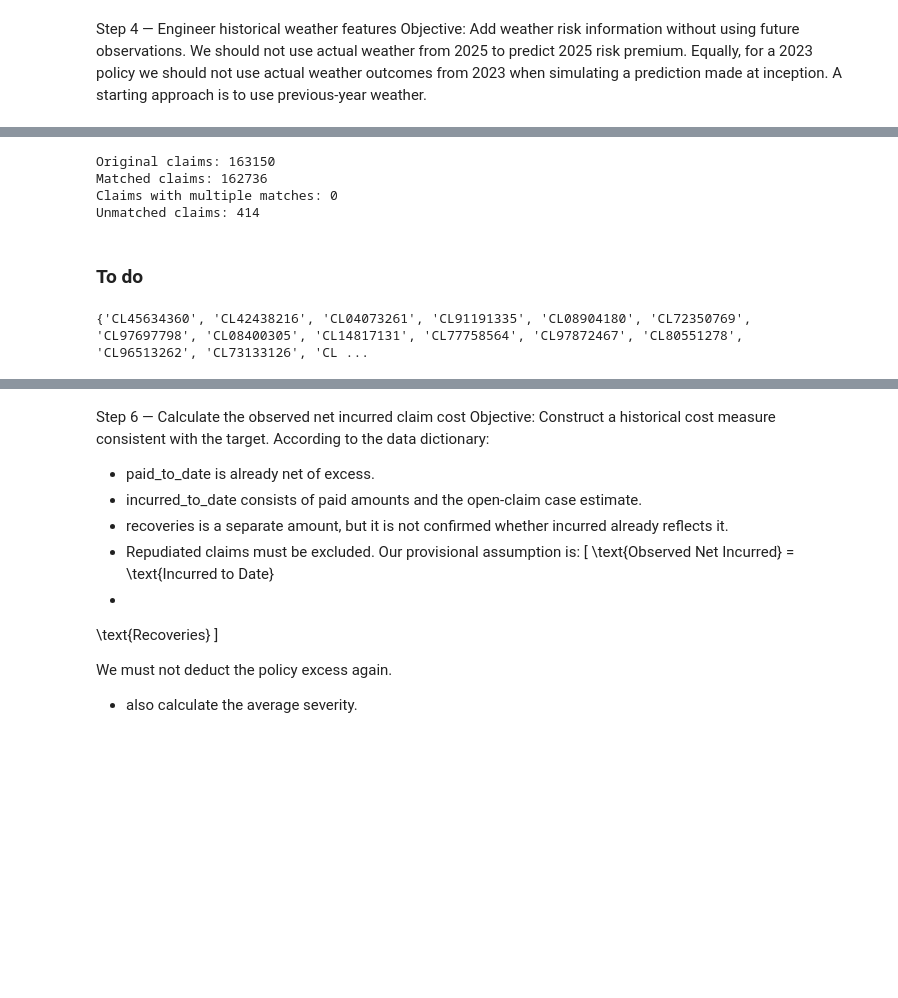
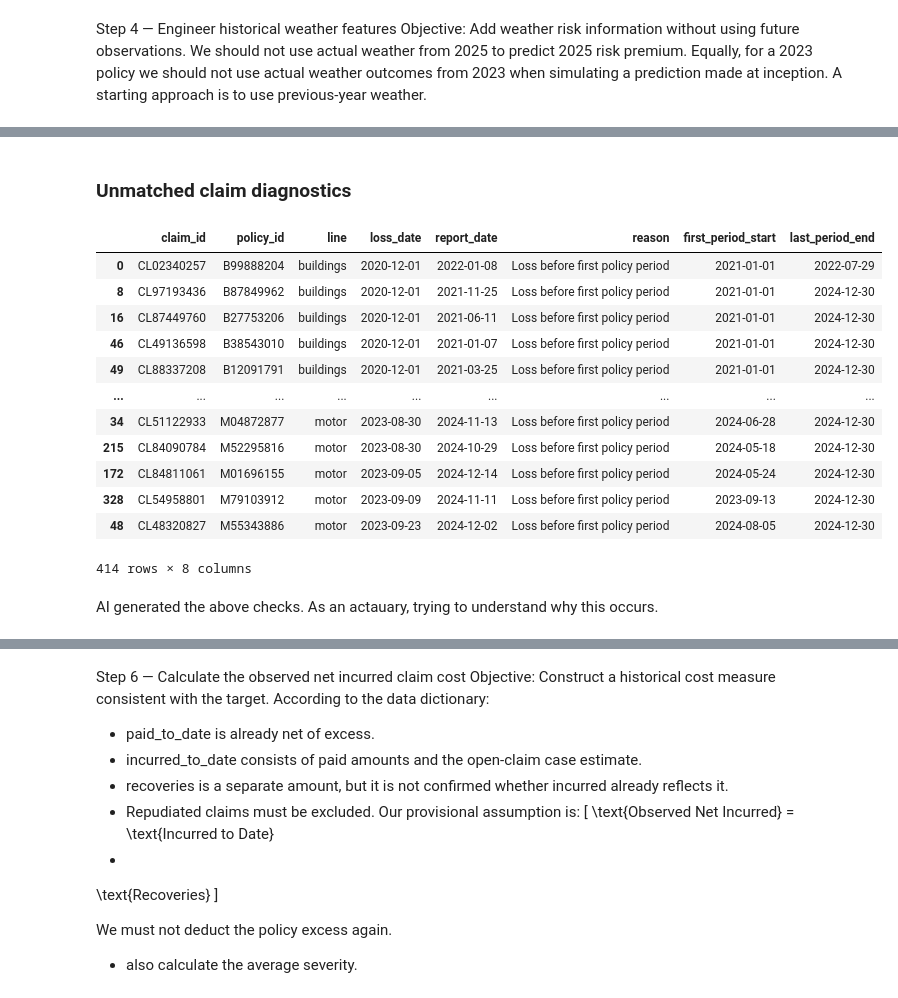
Before and after one commit to sarah-gui/Hackathon2026, a Jupyter notebook: analysis.ipynb, the cells around one changed output, grey strips where cells are left out. Cells and saved outputs as stored; diff of their text form; code cells hidden in the pictures; blank space fills up the shorter version.

Commit message:
further preprocessing and adding a check on the claims.

```diff
--- a/analysis.ipynb
+++ b/analysis.ipynb
@@ -461,7 +487,7 @@ weather_columns = [
     if col not in ["address_id", "year"]
 ]
 
-# Rename weather columns
+# Rename weather columns, we only have this for the previous year when estimating the pure premium, so we will rename them to indicate that they are lagged features.
 weather_lagged = weather.rename(
     columns={
         "year": "previous_year",
@@ -473,7 +499,7 @@ weather_lagged = weather.rename(
 )
 
 # Function to merge historical weather
-def merge_weather(df):
+def merge_weather(df, line, dataset_name):
 
     result = df.copy()
 
@@ -497,20 +523,32 @@ def merge_weather(df):
         validate="many_to_one"
     )
 
-    # Check that the merge did not duplicate rows
-    assert len(result) == original_rows
+    merged_rows = len(result)
+    if merged_rows != original_rows:
+        print(
+            f"{dataset_name} {line}: FAIL — row count changed from "
+            f"{original_rows} to {merged_rows}"
+        )
+        raise ValueError(
+            f"Row count changed during weather enrichment "
+            f"for {dataset_name} {line}"
+        )
+
+    print(f"{dataset_name} {line}: PASS — row count unchanged ({original_rows})")
 
     return result.drop(columns="previous_year")
 
+# For now also add weather data to motor, later on will need to determine weather this is necessary.
+print("Check AI code:")
 
 # Apply to training datasets
 train = {
-    line: merge_weather(df)
+    line: merge_weather(df, line, "Train")
     for line, df in train.items()
 }
 
 # Apply to test datasets
 test = {
-    line: merge_weather(df)
+    line: merge_weather(df, line, "Test")
     for line, df in test.items()
 }
@@ -554,27 +676,33 @@ claims_matched = claims_matched.loc[
-# %%
-print("Original claims:", len(claims))
-print("Matched claims:", len(claims_matched))
-
-print(
-    "Claims with multiple matches:",
-    claims_matched["claim_id"].duplicated().sum()
-)
-
-assert claims_matched["claim_id"].is_unique
-
-unmatched_claims = set(claims["claim_id"]) - set(
-    claims_matched["claim_id"]
-)
-
-print("Unmatched claims:", len(unmatched_claims))
-# %% [output]
-Original claims: 163150
-Matched claims: 162736
-Claims with multiple matches: 0
-Unmatched claims: 414
 # %% [markdown]
-### To do
+### Unmatched claim diagnostics
 # %%
-print(unmatched_claims)
+display(
+    unmatched_claim_diagnostics[
+        [
+            "claim_id",
+            "policy_id",
+            "line",
+            "loss_date",
+            "report_date",
+            "reason",
+            "first_period_start",
+            "last_period_end"
+        ]
+    ].sort_values(["reason", "line", "loss_date"])
+)
 # %% [output]
+|  | claim_id | policy_id | line | loss_date | report_date | reason | first_period_start | last_period_end |
+| 0 | CL02340257 | B99888204 | buildings | 2020-12-01 | 2022-01-08 | Loss before first policy period | 2021-01-01 | 2022-07-29 |
+| 8 | CL97193436 | B87849962 | buildings | 2020-12-01 | 2021-11-25 | Loss before first policy period | 2021-01-01 | 2024-12-30 |
+| 16 | CL87449760 | B27753206 | buildings | 2020-12-01 | 2021-06-11 | Loss before first policy period | 2021-01-01 | 2024-12-30 |
+| 46 | CL49136598 | B38543010 | buildings | 2020-12-01 | 2021-01-07 | Loss before first policy period | 2021-01-01 | 2024-12-30 |
+| 49 | CL88337208 | B12091791 | buildings | 2020-12-01 | 2021-03-25 | Loss before first policy period | 2021-01-01 | 2024-12-30 |
+| ... | ... | ... | ... | ... | ... | ... | ... | ... |
+| 34 | CL51122933 | M04872877 | motor | 2023-08-30 | 2024-11-13 | Loss before first policy period | 2024-06-28 | 2024-12-30 |
+| 215 | CL84090784 | M52295816 | motor | 2023-08-30 | 2024-10-29 | Loss before first policy period | 2024-05-18 | 2024-12-30 |
+| 172 | CL84811061 | M01696155 | motor | 2023-09-05 | 2024-12-14 | Loss before first policy period | 2024-05-24 | 2024-12-30 |
+| 328 | CL54958801 | M79103912 | motor | 2023-09-09 | 2024-11-11 | Loss before first policy period | 2023-09-13 | 2024-12-30 |
+| 48 | CL48320827 | M55343886 | motor | 2023-09-23 | 2024-12-02 | Loss before first policy period | 2024-08-05 | 2024-12-30 |
-{'CL45634360', 'CL42438216', 'CL04073261', 'CL91191335', 'CL08904180', 'CL72350769', 'CL97697798', 'CL08400305', 'CL14817131', 'CL77758564', 'CL97872467', 'CL80551278', 'CL96513262', 'CL73133126', 'CL ...
+414 rows × 8 columns
+# %% [markdown]
+AI generated the above checks. As an actauary, trying to understand why this occurs.
```
Also changed, not shown: parts of 17 cells of this notebook.
